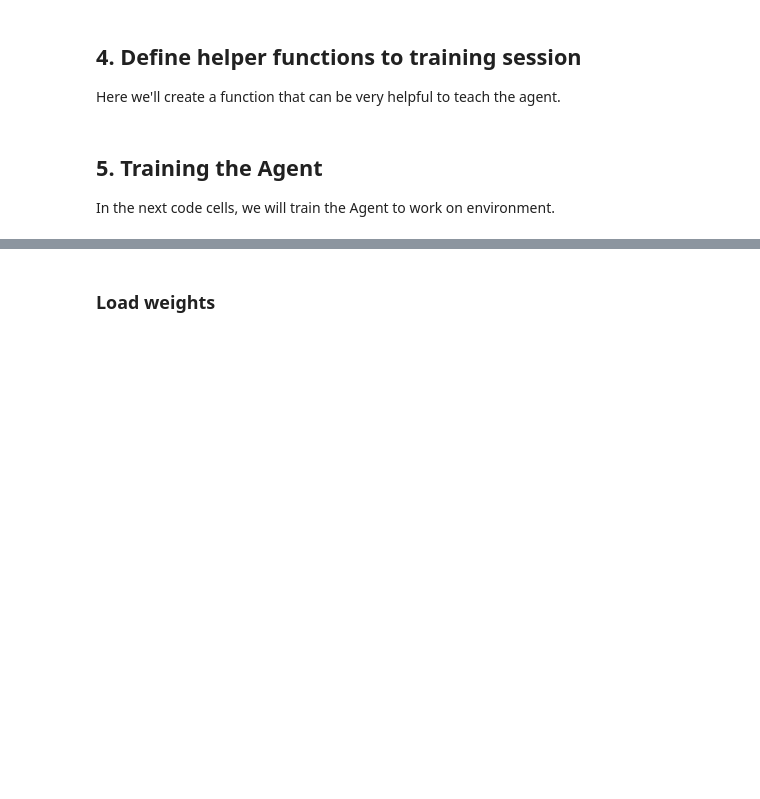
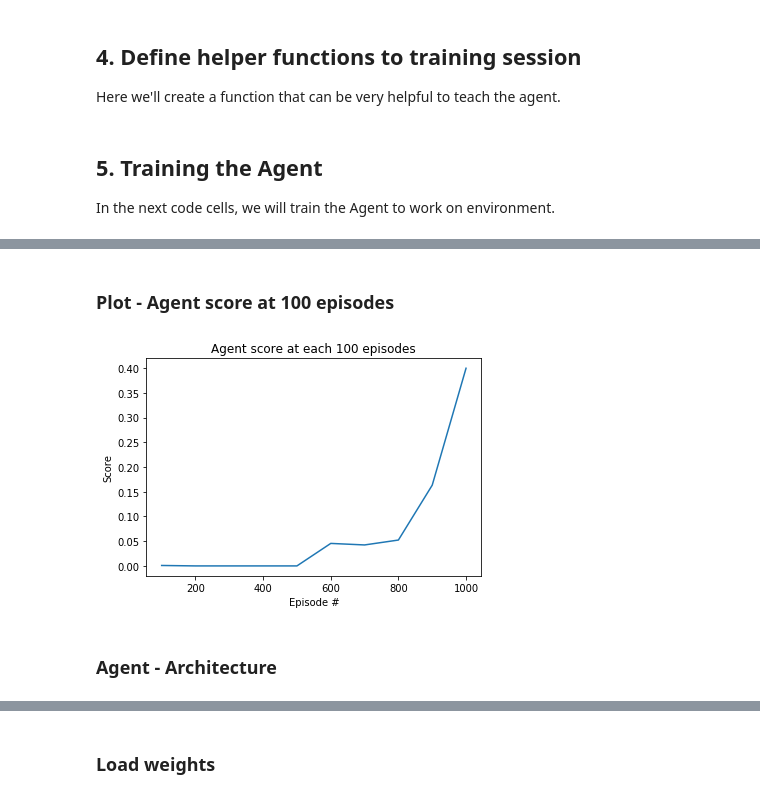
Before and after one commit to DougTrajano/ds-drl-tennis-player, a Jupyter notebook: Tennis.ipynb, the cells around one changed output, grey strips where cells are left out. Cells and saved outputs as stored; diff of their text form; code cells hidden in the pictures; blank space fills up the shorter version.

```diff
--- a/Tennis.ipynb
+++ b/Tennis.ipynb
@@ -177,0 +222,14 @@ plt.show()
+# %% [markdown]
+### Plot - Agent score at 100 episodes
+# %%
+fig = plt.figure()
+ax = fig.add_subplot(111)
+plt.plot(np.arange(100, (len(training_results["scores_range"])*100)+100, 100), training_results["scores_range"])
+plt.title('Agent score at each 100 episodes')
+plt.ylabel('Score')
+plt.xlabel('Episode #')
+plt.show()
+# %% [output]
+[figure, added]
+# %% [markdown]
+### Agent - Architecture
```
Also changed, not shown: parts of 11 cells of this notebook, 9 other files.
